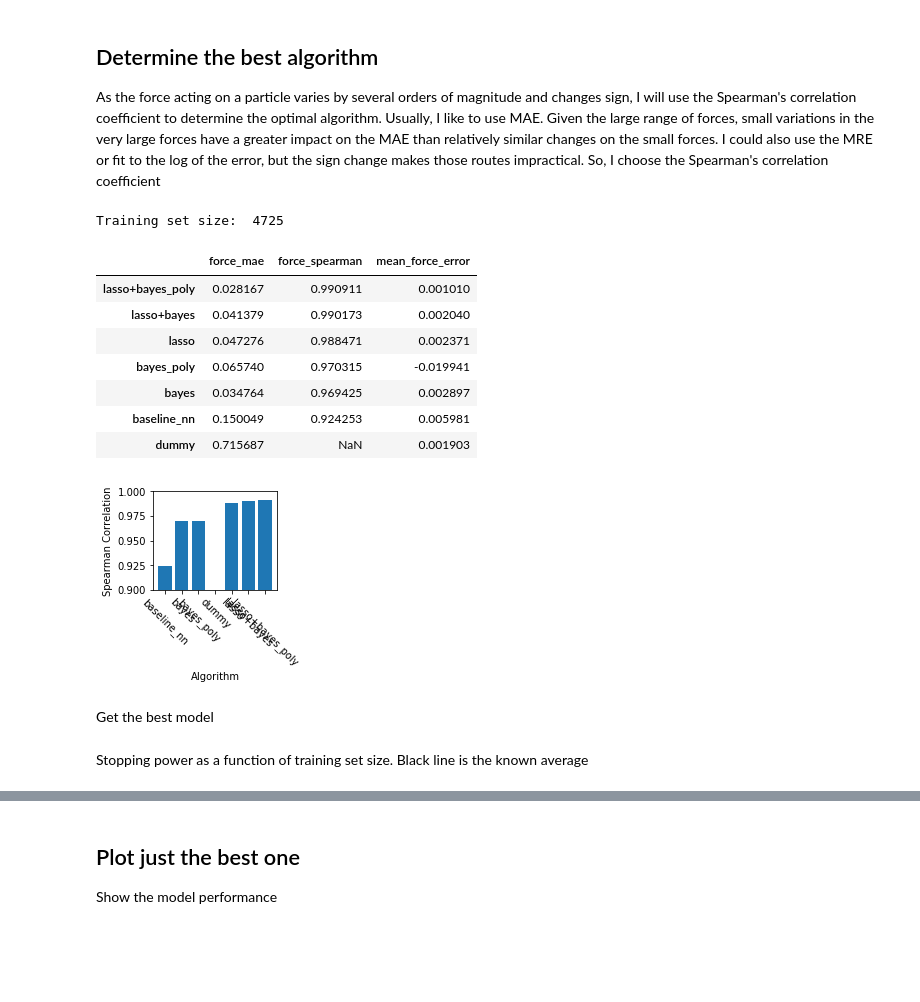
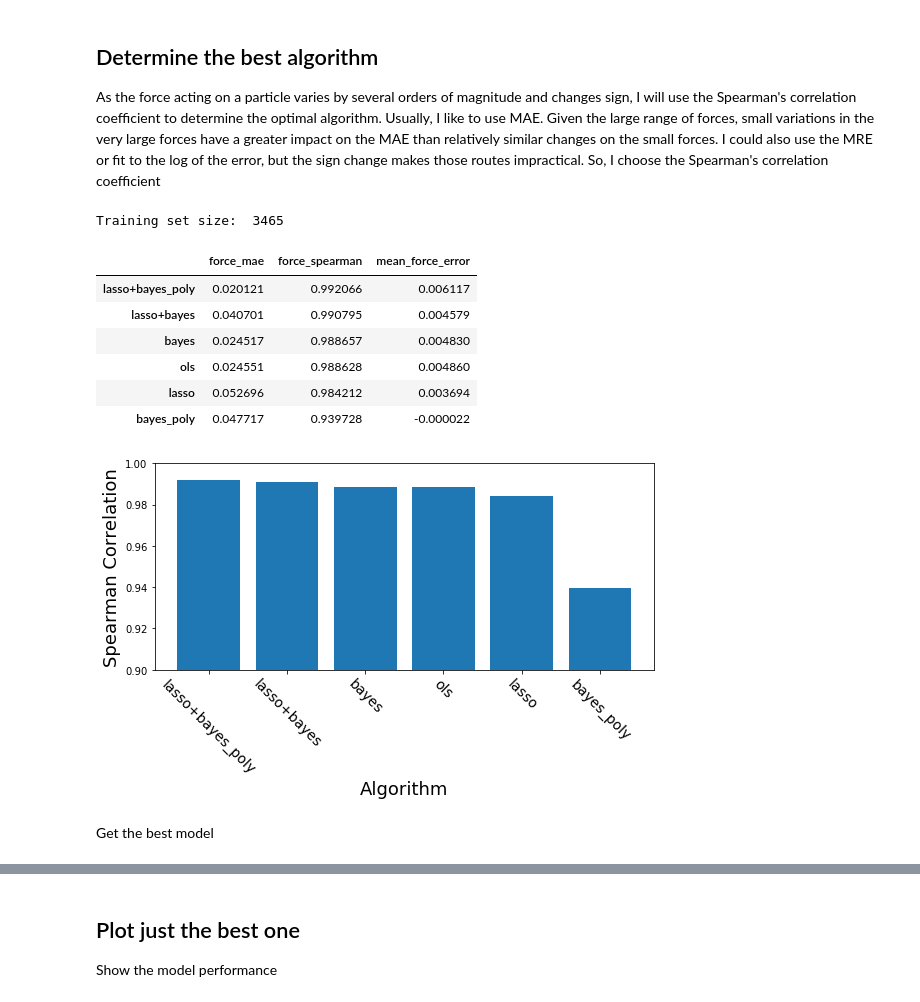
Before and after one commit to globus-labs/stopping-power-ml, a Jupyter notebook: build-machine-learning-model.ipynb, the cells around one changed output, grey strips where cells are left out. Drawn from its saved outputs; the diff is of its cells as text; code cells hidden in the pictures; blank space fills up the shorter version.

```diff
--- a/build-machine-learning-model.ipynb
+++ b/build-machine-learning-model.ipynb
@@ -242,7 +219,7 @@ Wall time: 1min 12s
 ## Determine the best algorithm
 As the force acting on a particle varies by several orders of magnitude and changes sign, I will use the Spearman's correlation coefficient to determine the optimal algorithm. Usually, I like to use MAE. Given the large range of forces, small variations in the very large forces have a greater impact on the MAE than relatively similar changes on the small forces. I could also use the MRE or fit to the log of the error, but the sign change makes those routes impractical. So, I choose the Spearman's correlation coefficient
 # %%
-experiment_number = 14
+experiment_number = 10
 
 print('Training set size: ', test_results['lasso']['over_time']['training_size'][experiment_number])
 results = dict([
@@ -251,37 +228,35 @@ results = dict([
             'mean_force_error': data[y_col].mean() - my_data['over_time']['mean_force'][experiment_number]})
     for name, my_data in test_results.items()
 ])
+del results['dummy']
 over_time_results = pd.DataFrame(results).T
-over_time_results.sort_values('force_spearman', ascending=False)
+over_time_results.sort_values('force_spearman', ascending=False, inplace=True)
+over_time_results
 # %% [output]
-Training set size:  4725
+Training set size:  3465
 |  | force_mae | force_spearman | mean_force_error |
-| lasso+bayes_poly | 0.028167 | 0.990911 | 0.001010 |
-| lasso+bayes | 0.041379 | 0.990173 | 0.002040 |
-| lasso | 0.047276 | 0.988471 | 0.002371 |
-| bayes_poly | 0.065740 | 0.970315 | -0.019941 |
-| bayes | 0.034764 | 0.969425 | 0.002897 |
-| baseline_nn | 0.150049 | 0.924253 | 0.005981 |
-| dummy | 0.715687 | NaN | 0.001903 |
+| lasso+bayes_poly | 0.020121 | 0.992066 | 0.006117 |
+| lasso+bayes | 0.040701 | 0.990795 | 0.004579 |
+| bayes | 0.024517 | 0.988657 | 0.004830 |
+| ols | 0.024551 | 0.988628 | 0.004860 |
+| lasso | 0.052696 | 0.984212 | 0.003694 |
+| bayes_poly | 0.047717 | 0.939728 | -0.000022 |
 # %%
 fig, ax = plt.subplots()
 
 ax.bar(range(len(over_time_results)), over_time_results['force_spearman'])
 
 ax.set_xticks(range(len(over_time_results)))
-ax.set_xticklabels(list(over_time_results.index), fontsize=10, rotation=-45);
+ax.set_xticklabels(list(over_time_results.index), fontsize=14, rotation=-45);
 
 ax.set_ylim(0.9, 1)
-ax.set_ylabel('Spearman Correlation')
-ax.set_xlabel('Algorithm', fontsize=10)
+ax.set_ylabel('Spearman Correlation', fontsize=18)
+ax.set_xlabel('Algorithm', fontsize=18)
 
-fig.set_size_inches(2.9, 3)
+fig.set_size_inches(8, 5)
 fig.tight_layout()
-
-fig.savefig('figures/ml_algorithm_error.pdf')
-fig.savefig('figures/ml_algorithm_error.png', dpi=320)
 # %% [output]
-[figure, old version]
+[figure, new version]
 # %% [markdown]
 Get the best model
 # %%
@@ -289,3 +264 @@ best_model = over_time_results.iloc[-1].name
 assert best_model == 'lasso+bayes_poly' # Make sure it doesn't change when re-running
-# %% [markdown]
-Stopping power as a function of training set size. Black line is the known average
```
Also changed, not shown: parts of 70 cells of this notebook, 2 other files.
